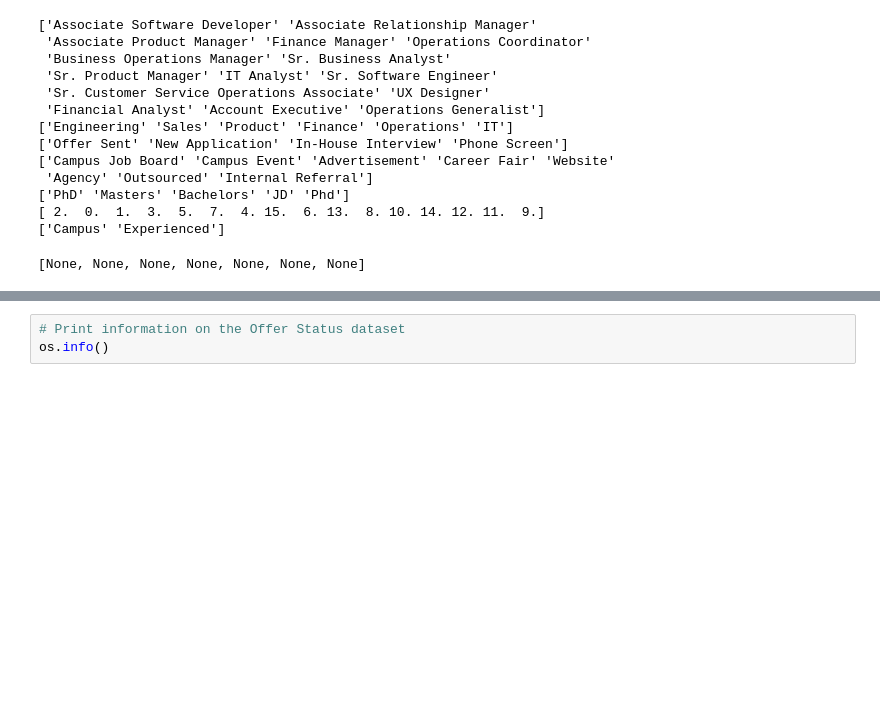
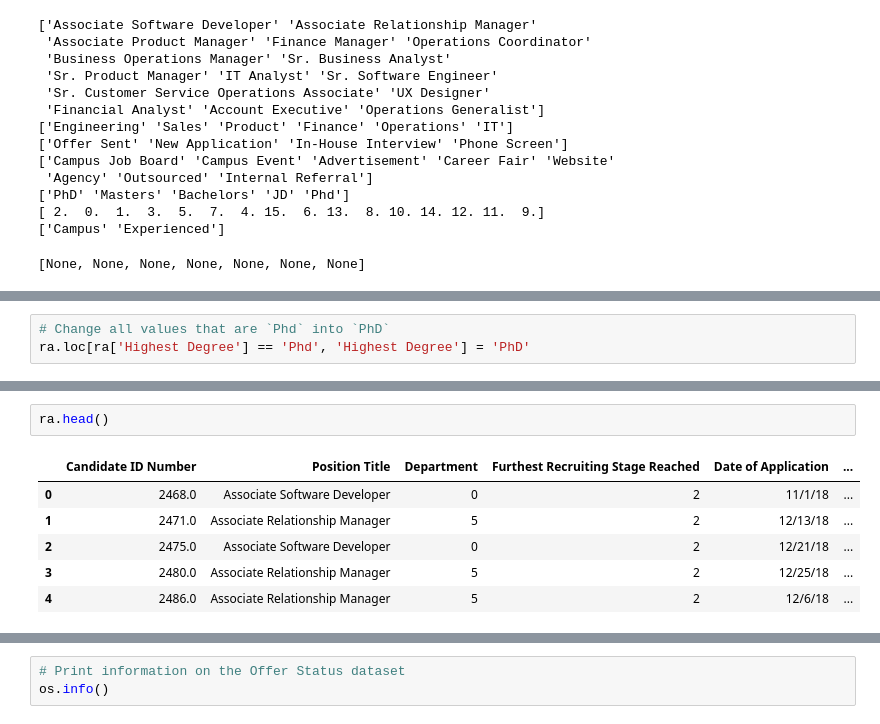
Before and after one commit to danhyunkim/HCAR-Analytics-Report, a Jupyter notebook: Human Capital Analytics and Reporting Case Study.ipynb, the cells around one changed output, grey strips where cells are left out. Cells and saved outputs as stored; diff of their text form; blank space fills up the shorter version.

```diff
--- a/Human Capital Analytics and Reporting Case Study.ipynb
+++ b/Human Capital Analytics and Reporting Case Study.ipynb
@@ -123,0 +123,3 @@ ra.isna().sum().sum()
+# %%
+# Change all values that are `Phd` into `PhD`
+ra.loc[ra['Highest Degree'] == 'Phd', 'Highest Degree'] = 'PhD'
@@ -123,0 +175,9 @@ ra.isna().sum().sum()
+# %%
+ra.head()
+# %% [output]
+|  | Candidate ID Number | Position Title | Department | Furthest Recruiting Stage Reached | Date of Application | ... |
+| 0 | 2468.0 | Associate Software Developer | 0 | 2 | 11/1/18 | ... |
+| 1 | 2471.0 | Associate Relationship Manager | 5 | 2 | 12/13/18 | ... |
+| 2 | 2475.0 | Associate Software Developer | 0 | 2 | 12/21/18 | ... |
+| 3 | 2480.0 | Associate Relationship Manager | 5 | 2 | 12/25/18 | ... |
+| 4 | 2486.0 | Associate Relationship Manager | 5 | 2 | 12/6/18 | ... |
```
Also changed, not shown: parts of 54 cells of this notebook.
